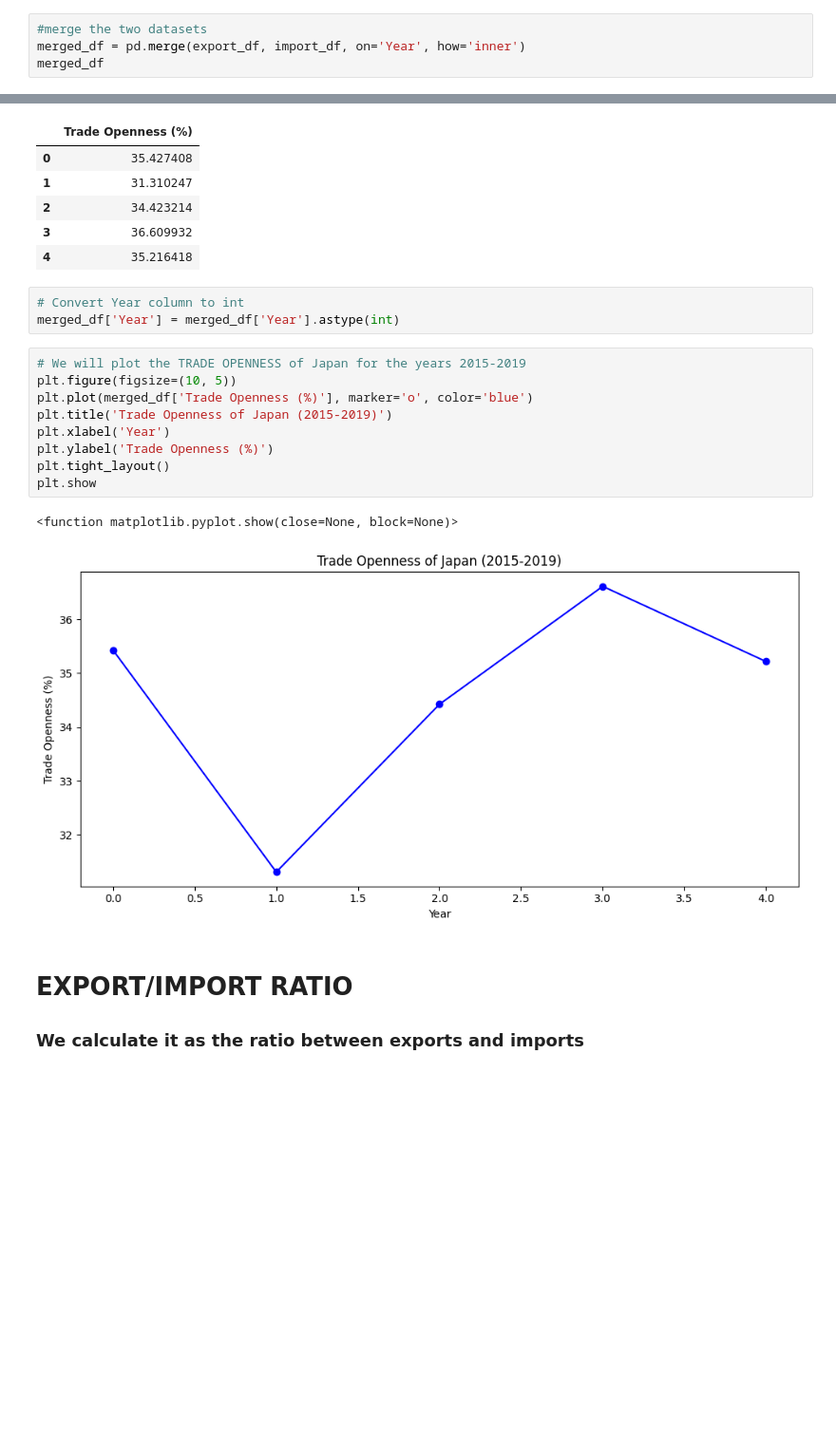
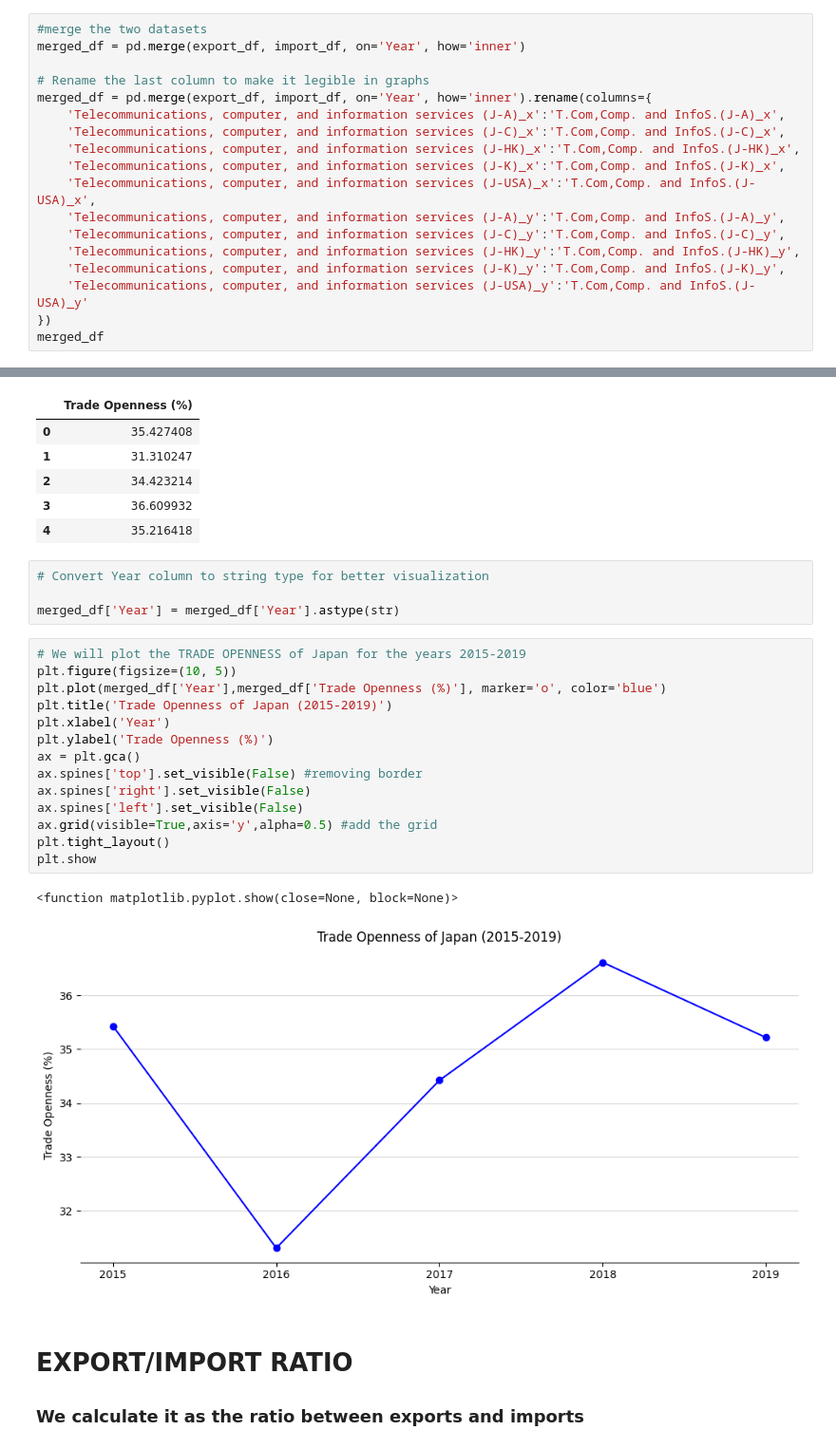
Before and after one commit to VeraCeccarelli/labpy, a Jupyter notebook: assignment.ipynb, the cells around one changed output, grey strips where cells are left out. Shown at 95% size. Drawn from its saved outputs; the diff is of its cells as text; blank space fills up the shorter version.

```diff
--- a/assignment.ipynb
+++ b/assignment.ipynb
@@ -76,6 +76,20 @@ import_df
 # %%
 #merge the two datasets
 merged_df = pd.merge(export_df, import_df, on='Year', how='inner')
+
+# Rename the last column to make it legible in graphs
+merged_df = pd.merge(export_df, import_df, on='Year', how='inner').rename(columns={
+    'Telecommunications, computer, and information services (J-A)_x':'T.Com,Comp. and InfoS.(J-A)_x',
+    'Telecommunications, computer, and information services (J-C)_x':'T.Com,Comp. and InfoS.(J-C)_x',
+    'Telecommunications, computer, and information services (J-HK)_x':'T.Com,Comp. and InfoS.(J-HK)_x',
+    'Telecommunications, computer, and information services (J-K)_x':'T.Com,Comp. and InfoS.(J-K)_x',
+    'Telecommunications, computer, and information services (J-USA)_x':'T.Com,Comp. and InfoS.(J-USA)_x',
+    'Telecommunications, computer, and information services (J-A)_y':'T.Com,Comp. and InfoS.(J-A)_y',
+    'Telecommunications, computer, and information services (J-C)_y':'T.Com,Comp. and InfoS.(J-C)_y',
+    'Telecommunications, computer, and information services (J-HK)_y':'T.Com,Comp. and InfoS.(J-HK)_y',
+    'Telecommunications, computer, and information services (J-K)_y':'T.Com,Comp. and InfoS.(J-K)_y',
+    'Telecommunications, computer, and information services (J-USA)_y':'T.Com,Comp. and InfoS.(J-USA)_y'
+})
 merged_df
 # %% [output]
 |  | Year | Commercial services (J-A)_x | Goods-related services (J-A)_x | Transport (J-A)_x | Air transport (J-A)_x | ... |
@@ -254,20 +283,26 @@ merged_df[['Trade Openness (%)']]
 | 3 | 36.609932 |
 | 4 | 35.216418 |
 # %%
-# Convert Year column to int
-merged_df['Year'] = merged_df['Year'].astype(int)
+# Convert Year column to string type for better visualization
+
+merged_df['Year'] = merged_df['Year'].astype(str)
 # %%
 # We will plot the TRADE OPENNESS of Japan for the years 2015-2019
 plt.figure(figsize=(10, 5))
-plt.plot(merged_df['Trade Openness (%)'], marker='o', color='blue')
+plt.plot(merged_df['Year'],merged_df['Trade Openness (%)'], marker='o', color='blue')
 plt.title('Trade Openness of Japan (2015-2019)')
 plt.xlabel('Year')
 plt.ylabel('Trade Openness (%)')
+ax = plt.gca()
+ax.spines['top'].set_visible(False) #removing border
+ax.spines['right'].set_visible(False)
+ax.spines['left'].set_visible(False)
+ax.grid(visible=True,axis='y',alpha=0.5) #add the grid
 plt.tight_layout()
 plt.show
 # %% [output]
 <function matplotlib.pyplot.show(close=None, block=None)>
-[figure, old version]
+[figure, new version]
 # %% [markdown]
 # **EXPORT/IMPORT RATIO**
 
```
Also changed, not shown: parts of 19 cells of this notebook, 7 other files.
